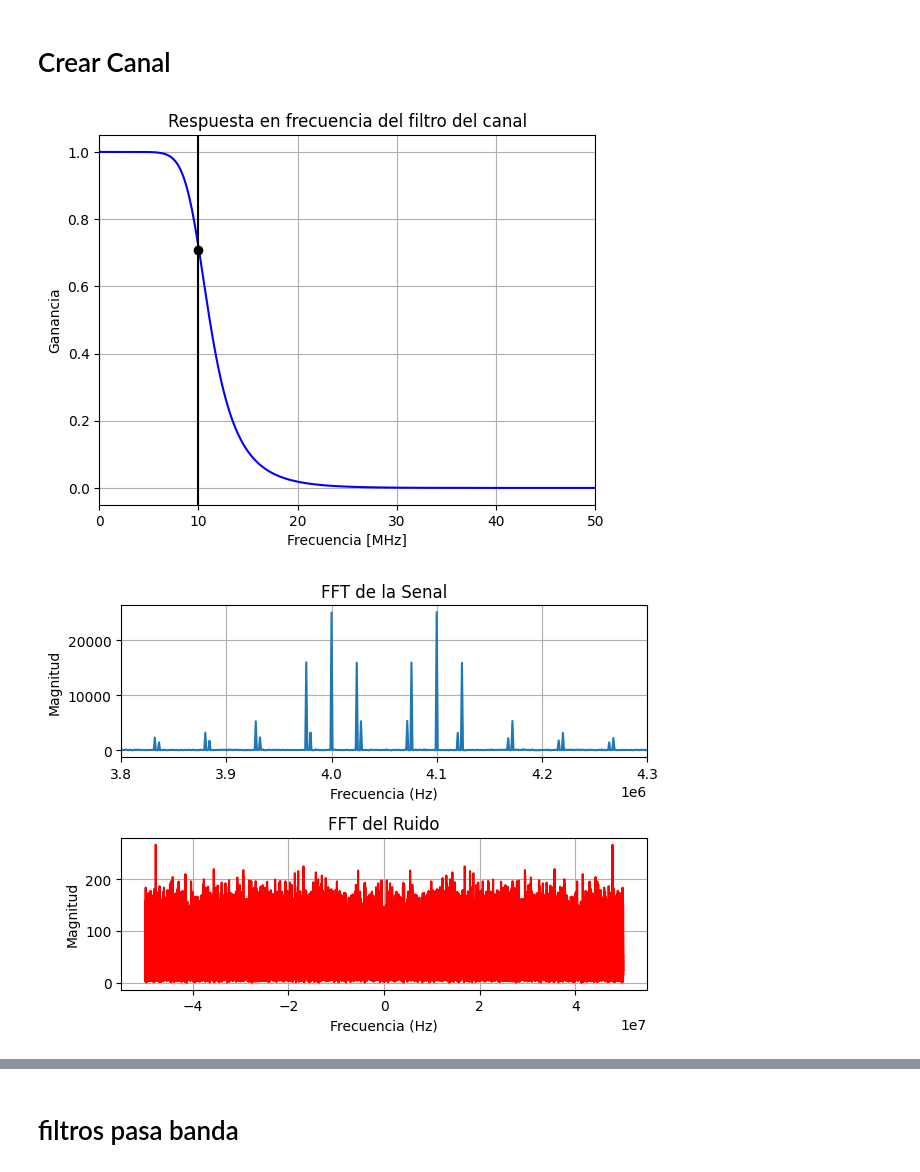
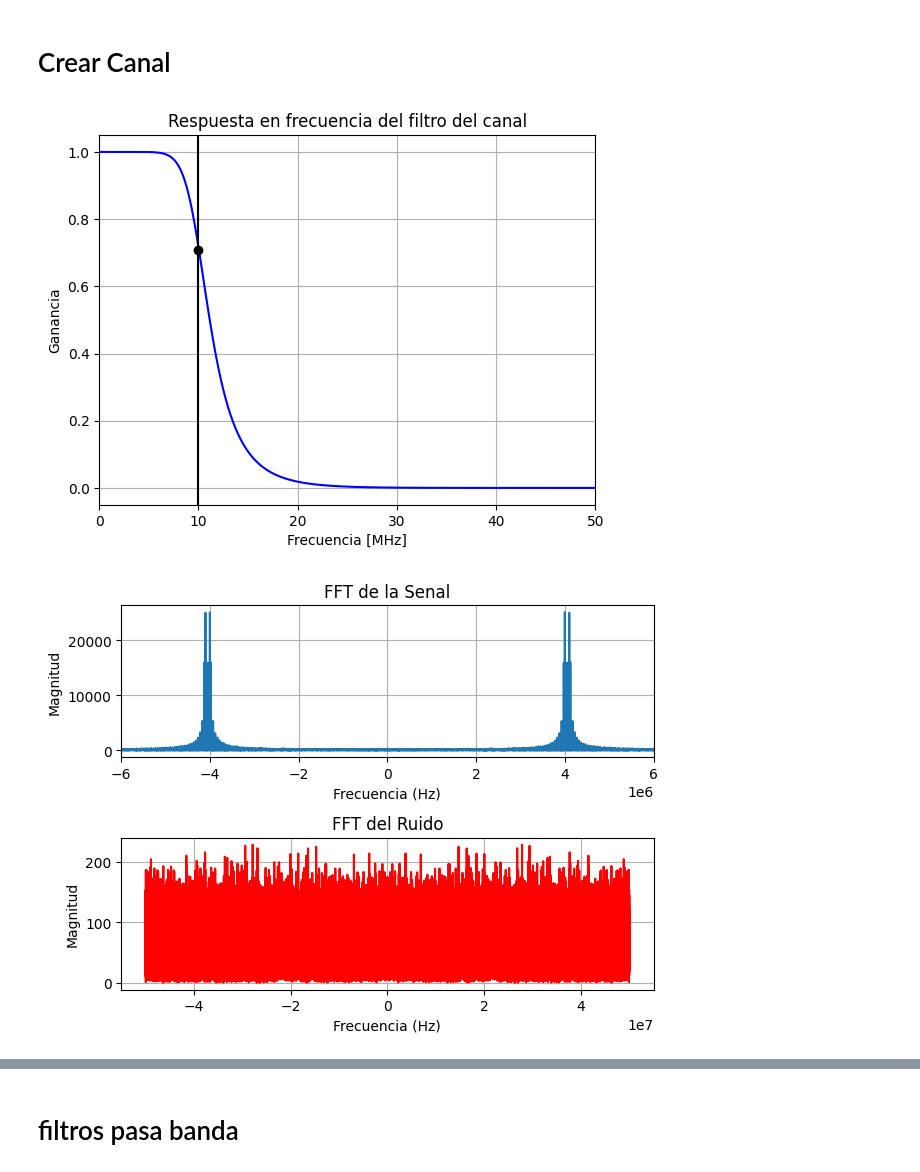
Before and after one commit to jbcgames/Laboratorio_1_Procesamiento, a Jupyter notebook: Proyecto_FM.ipynb, the cells around one changed output, grey strips where cells are left out. Saved outputs shown, nothing was run; the diff lists cells and outputs as text; code cells hidden in the pictures.

```diff
--- a/Proyecto_FM.ipynb
+++ b/Proyecto_FM.ipynb
@@ -169,32 +169,32 @@ def agregar_ruido_gaussiano(x, snr_db):
     plt.xlabel('Frecuencia (Hz)')
     plt.ylabel('Magnitud')
     #plt.ylim(0, 500)
-    plt.xlim(3.8e6, 4.3e6)
+    plt.xlim(-6e6, 6e6)
     plt.grid()
     plt.subplot(2,1,2)
     plt.plot(f_ruido, numpy.abs(R), label='Ruido', color='red')
     plt.title('FFT del Ruido')
     plt.xlabel('Frecuencia (Hz)')
     plt.ylabel('Magnitud')
     plt.grid()
     plt.tight_layout()
     plt.show()
     return x_ruidosa
 # Prueba de canal
 fc = 10e6
 #aplicar el canal a la señal con codificacion unipolar
 x_canal = crear_canal(x_fm, fs, fc, atenuacion_db= -10 , snr_db=10)
 t_canal = t
 plt.figure()
 longitud=int(len(t)/50)
 tempo=625
 plt.plot(t_canal,x_canal, label='Senal en el canal')
 plt.title('Senal en el canal')
 plt.xlim(0, 0.000001)
 plt.xlabel('Tiempo (s)')
 plt.ylabel('Amplitud')
 plt.grid()
 plt.show()
 # %% [output]
 [figure]
-[figure, old version]
+[figure, new version]
```
Also changed, not shown: parts of 5 cells of this notebook, 2 other files.
